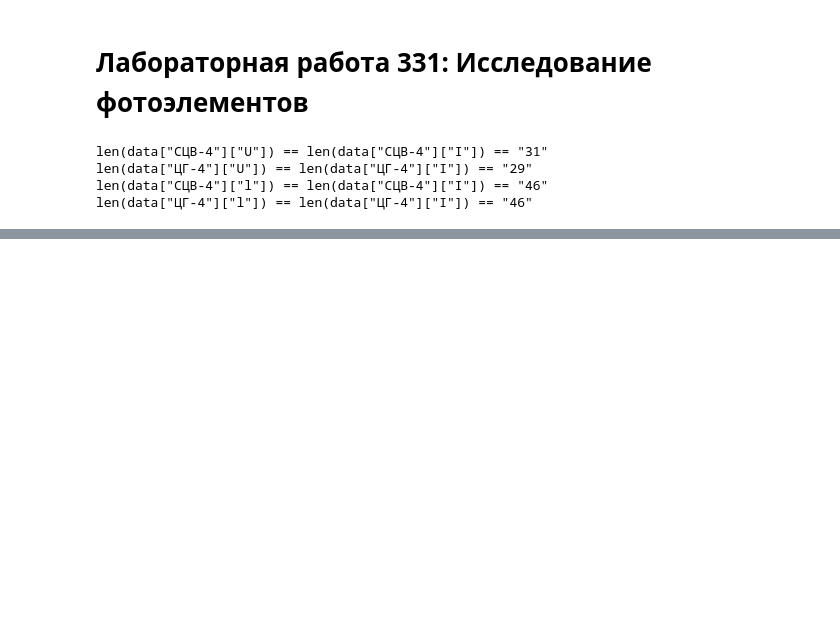
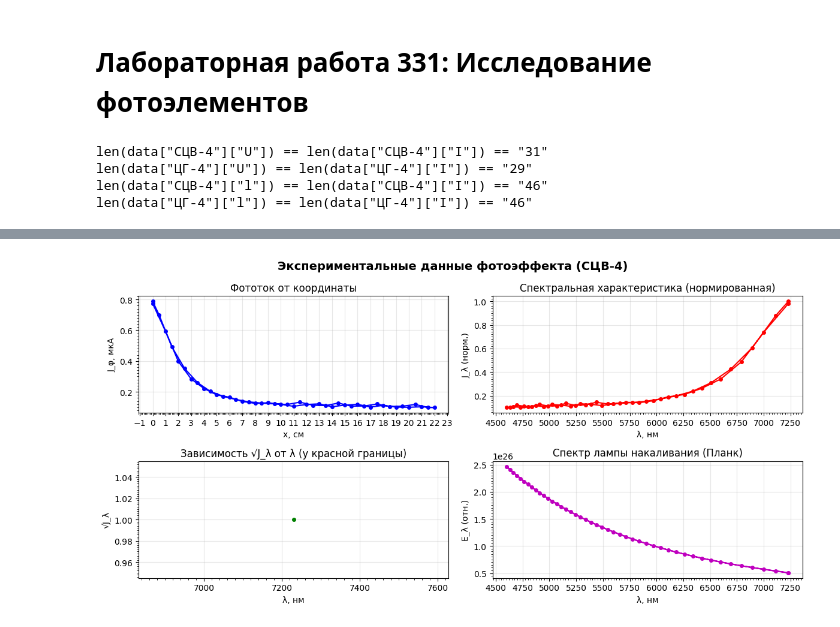
Before and after one commit to UmbrellaLeaf5/physics_lab_works, a Jupyter notebook: 5_sem/331/Krivoruchko_D_I/331.ipynb, the cells around one changed output, grey strips where cells are left out. Saved outputs shown, nothing was run; the diff lists cells and outputs as text; code cells hidden in the pictures; blank space fills up the shorter version.

```diff
--- a/5_sem/331/Krivoruchko_D_I/331.ipynb
+++ b/5_sem/331/Krivoruchko_D_I/331.ipynb
@@ -360,0 +503,16 @@ polt.show()
+# %%
+delta_lambda = np.abs(l_to_lambda_derived(centimeters)) * l_cap  # нанометры
+
+E_lambda = calculate_planck_spectrum()
+delta_E = E_lambda * delta_lambda
+
+J_lambda: dict[str, np.ndarray] = {
+  SCV: experiment_spectral_data[SCV]["I"] / delta_E,
+  CG: experiment_spectral_data[CG]["I"] / delta_E,
+}
+
+# Нормируем J_lambda на максимальное значение
+J_lambda_norm: dict[str, np.ndarray] = {
+  SCV: J_lambda[SCV] / np.max(J_lambda[SCV]),
+  CG: J_lambda[CG] / np.max(J_lambda[CG]),
+}
@@ -360,0 +654,76 @@ polt.show()
+# %%
+for photo_elem in (SCV, CG):
+  # Сортируем данные для красной границы
+  sort_idx = np.argsort(lambdas)
+  sorted_lambdas = lambdas[sort_idx]
+  sorted_J_lambda_norm = J_lambda_norm[photo_elem][sort_idx]
+  sorted_sqrt_J_lambda = np.sqrt(sorted_J_lambda_norm)
+
+  # Находим индекс максимума в отсортированном массиве
+  max_idx_sorted = np.argmax(sorted_J_lambda_norm)
+
+  fig, axes = polt.subplots(2, 2, figsize=(12, 6))
+  fig.suptitle(
+    f"Экспериментальные данные фотоэффекта ({photo_elem})", fontsize=14, fontweight="bold"
+  )
+
+  # Данные для графиков
+  plots_data = [
+    {
+      "data": (
+        experiment_spectral_data[photo_elem]["l"],
+        experiment_spectral_data[photo_elem]["I"],
+      ),
+      "style": "bo-",
+      "xlabel": "x, см",
+      "ylabel": "J_φ, мкА",
+      "title": "Фототок от координаты",
+      "x_major": 1,
+    },
+    {
+      "data": (lambdas, J_lambda_norm[photo_elem]),
+      "style": "ro-",
+      "xlabel": "λ, нм",
+      "ylabel": "J_λ (норм.)",
+      "title": "Спектральная характеристика (нормированная)",
+      "x_major": 250,
+    },
+    {
+      "data": (
+        sorted_lambdas[max_idx_sorted:],
+        sorted_sqrt_J_lambda[max_idx_sorted:],
+      ),
+      "style": "go-",
+      "xlabel": "λ, нм",
+      "ylabel": "√J_λ",
+      "title": "Зависимость √J_λ от λ (у красной границы)",
+      "x_major": 200,
+    },
+    {
+      "data": (lambdas, E_lambda),
+      "style": "mo-",
+      "xlabel": "λ, нм",
+      "ylabel": "E_λ (отн.)",
+      "title": "Спектр лампы накаливания (Планк)",
+      "x_major": 250,
+    },
+  ]
+
+  # Создание графиков в цикле
+  for i, (ax, plot_config) in enumerate(zip(axes.flat, plots_data)):
+    x_data, y_data = plot_config["data"]
+    ax.plot(x_data, y_data, plot_config["style"], markersize=4)
+    ax.set_xlabel(plot_config["xlabel"])
+    ax.set_ylabel(plot_config["ylabel"])
+    ax.set_title(plot_config["title"])
+    ax.grid(True, alpha=0.3)
+
+    # Настройка сетки
+    ax.xaxis.set_major_locator(MultipleLocator(plot_config["x_major"]))
+    ax.xaxis.set_minor_locator(AutoMinorLocator(10))
+    ax.yaxis.set_minor_locator(AutoMinorLocator(10))
+
+  polt.tight_layout()
+  polt.show()
+# %% [output]
+[figure, added]
```
Also changed, not shown: parts of 19 cells of this notebook, 2 other files.
